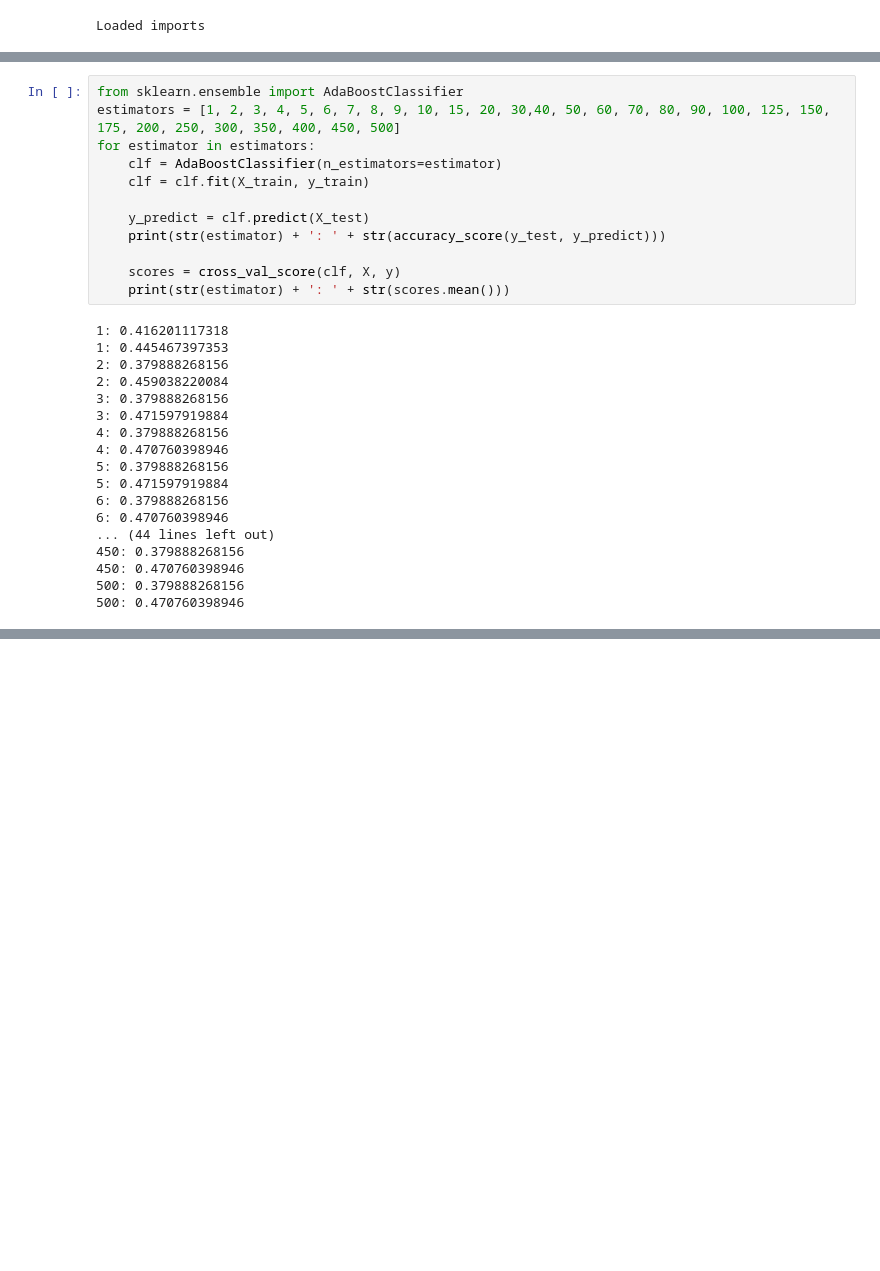
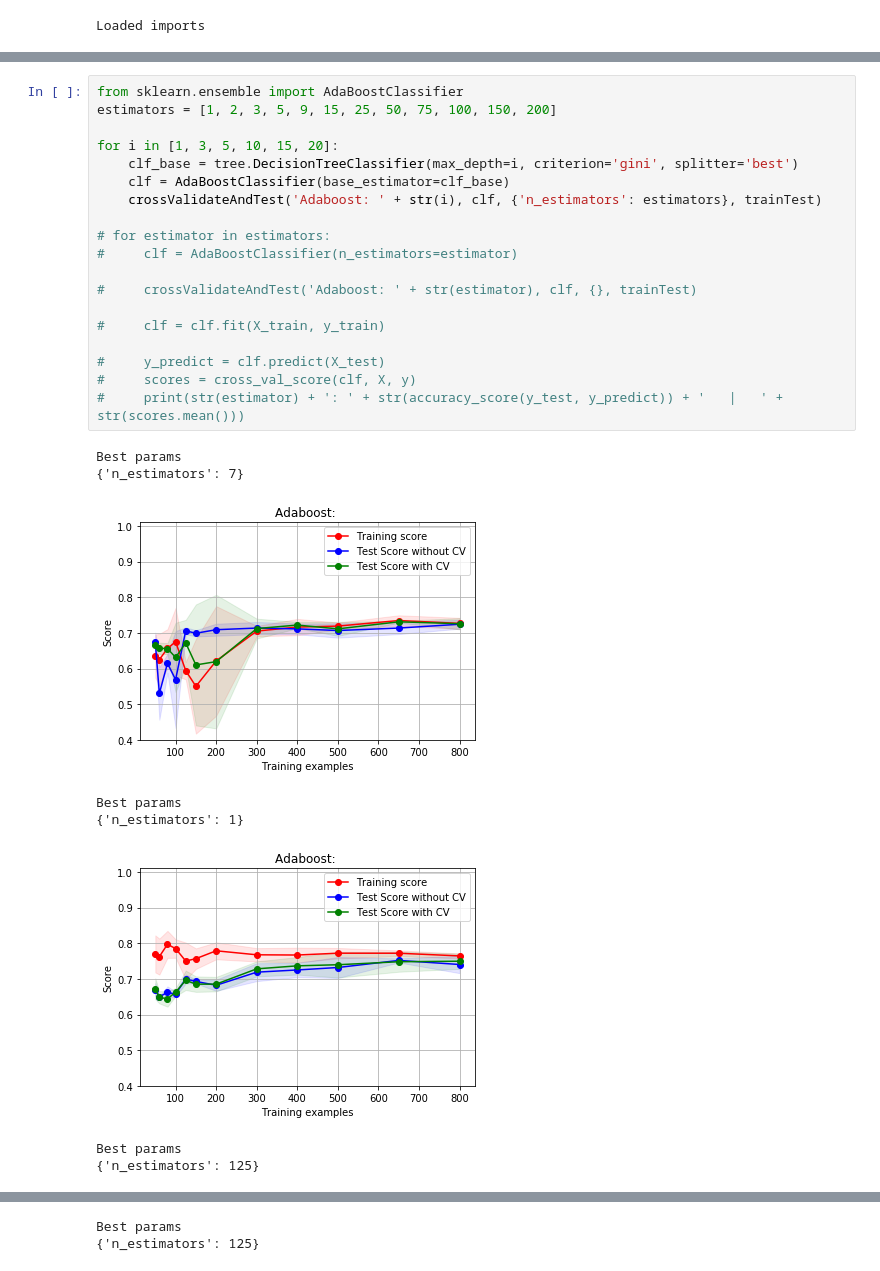
Before and after one commit to PhilipBale/CS7641-Graduate-ML, a Jupyter notebook: assignment1/code/Decision Trees.ipynb, the cells around one changed output, grey strips where cells are left out. Cells and saved outputs as stored; diff of their text form; blank space fills up the shorter version.

```diff
--- a/assignment1/code/Decision Trees.ipynb
+++ b/assignment1/code/Decision Trees.ipynb
@@ -187,30 +266,28 @@ for i in range(1,30 + 1):
 # %%
 from sklearn.ensemble import AdaBoostClassifier
-estimators = [1, 2, 3, 4, 5, 6, 7, 8, 9, 10, 15, 20, 30,40, 50, 60, 70, 80, 90, 100, 125, 150, 175, 200, 250, 300, 350, 400, 450, 500]
-for estimator in estimators:
-    clf = AdaBoostClassifier(n_estimators=estimator)
-    clf = clf.fit(X_train, y_train)
+estimators = [1, 2, 3, 5, 9, 15, 25, 50, 75, 100, 150, 200]
 
-    y_predict = clf.predict(X_test)
-    print(str(estimator) + ': ' + str(accuracy_score(y_test, y_predict)))
+for i in [1, 3, 5, 10, 15, 20]:
+    clf_base = tree.DecisionTreeClassifier(max_depth=i, criterion='gini', splitter='best')
+    clf = AdaBoostClassifier(base_estimator=clf_base)
+    crossValidateAndTest('Adaboost: ' + str(i), clf, {'n_estimators': estimators}, trainTest)
 
-    scores = cross_val_score(clf, X, y)
-    print(str(estimator) + ': ' + str(scores.mean()))
+# for estimator in estimators:
+#     clf = AdaBoostClassifier(n_estimators=estimator)
+
+#     crossValidateAndTest('Adaboost: ' + str(estimator), clf, {}, trainTest)
+
+#     clf = clf.fit(X_train, y_train)
+
+#     y_predict = clf.predict(X_test)
+#     scores = cross_val_score(clf, X, y)
+#     print(str(estimator) + ': ' + str(accuracy_score(y_test, y_predict)) + '   |   ' + str(scores.mean()))
 # %% [output]
-1: 0.416201117318
-1: 0.445467397353
-2: 0.379888268156
-2: 0.459038220084
-3: 0.379888268156
-3: 0.471597919884
-4: 0.379888268156
-4: 0.470760398946
-5: 0.379888268156
-5: 0.471597919884
-6: 0.379888268156
-6: 0.470760398946
-... (44 lines left out)
-450: 0.379888268156
-450: 0.470760398946
-500: 0.379888268156
-500: 0.470760398946
+Best params
+{'n_estimators': 7}
+[figure, added]
+Best params
+{'n_estimators': 1}
+[figure, added]
+Best params
+{'n_estimators': 125}
@@ -216,0 +295,2 @@ for estimator in estimators:
+Best params
+{'n_estimators': 125}
```
Also changed, not shown: parts of 10 cells of this notebook.
